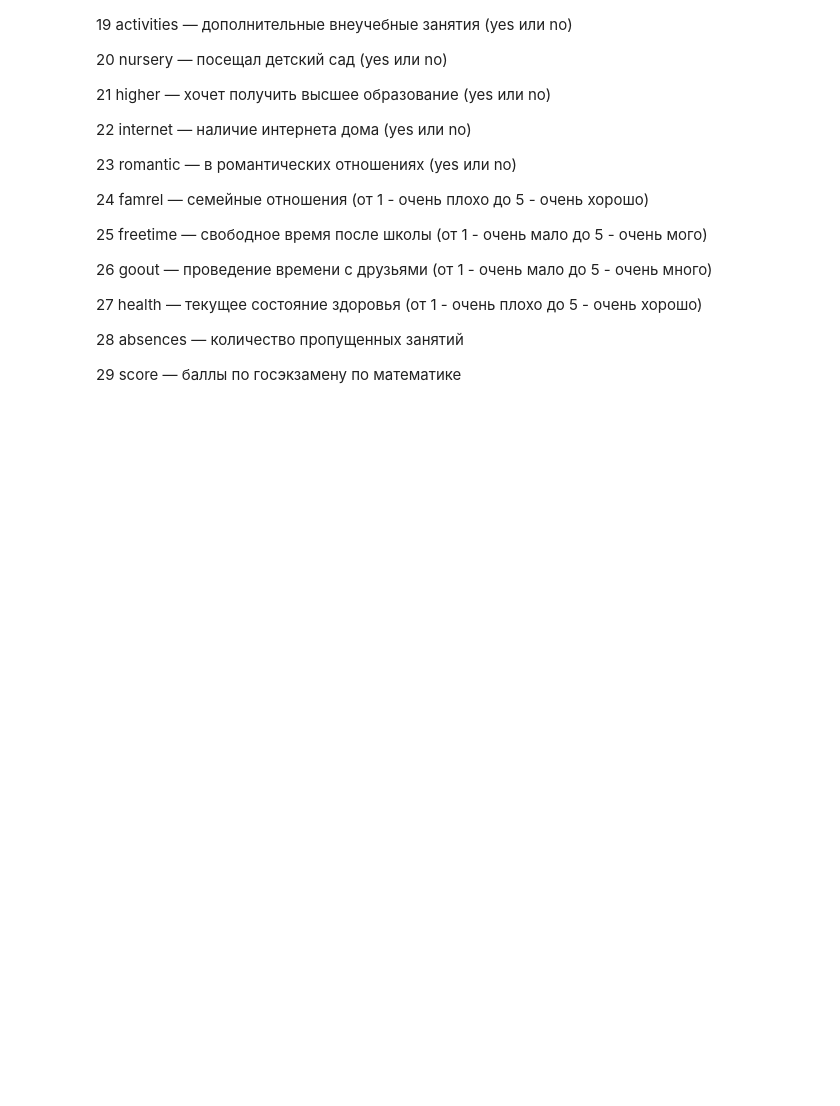
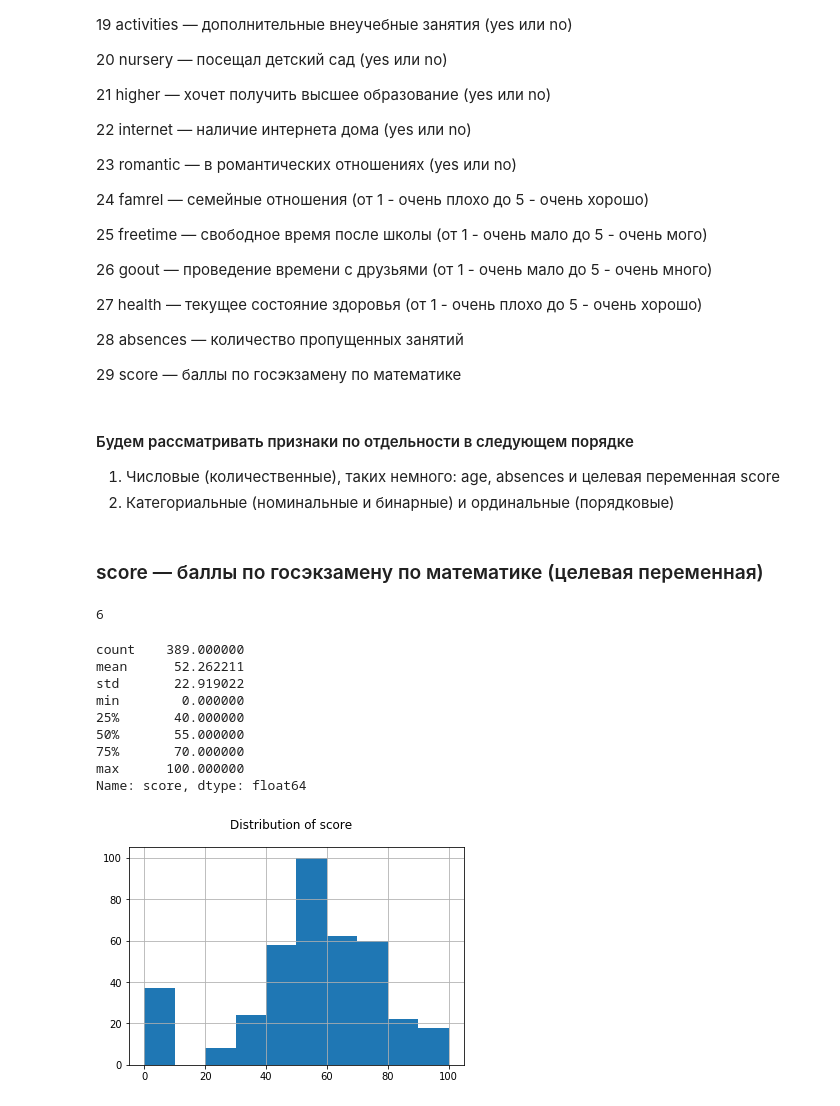
Before and after one commit to zhilenkomariya/skillfactory_rds, a Jupyter notebook: module_3/2. Разведывательный анализ данных (EDA). 2 часть (Математика).ipynb, the cells around one changed output. Saved outputs shown, nothing was run; the diff lists cells and outputs as text; code cells hidden in the pictures; blank space fills up the shorter version.

```diff
--- a/module_3/2. Разведывательный анализ данных (EDA). 2 часть (Математика).ipynb
+++ b/module_3/2. Разведывательный анализ данных (EDA). 2 часть (Математика).ipynb
@@ -77,3 +191,13 @@
 28 absences — количество пропущенных занятий
 
 29 score — баллы по госэкзамену по математике
+# %% [markdown]
+#### Будем рассматривать признаки по отдельности в следующем порядке
+1. Числовые (количественные), таких немного: age, absences и целевая переменная score
+2. Категориальные (номинальные и бинарные) и ординальные (порядковые)
+# %% [markdown]
+### score — баллы по госэкзамену по математике (целевая переменная)
+# %%
+math.score.isna().sum()
+# %% [output]
+6
@@ -79,0 +206,15 @@
+# %%
+math.score.hist()
+plt.suptitle('Distribution of score')
+math.score.describe()
+# %% [output]
+count    389.000000
+mean      52.262211
+std       22.919022
+min        0.000000
+25%       40.000000
+50%       55.000000
+75%       70.000000
+max      100.000000
+Name: score, dtype: float64
+[figure, added]
```
Also changed, not shown: parts of 193 cells of this notebook, 1 other file.
